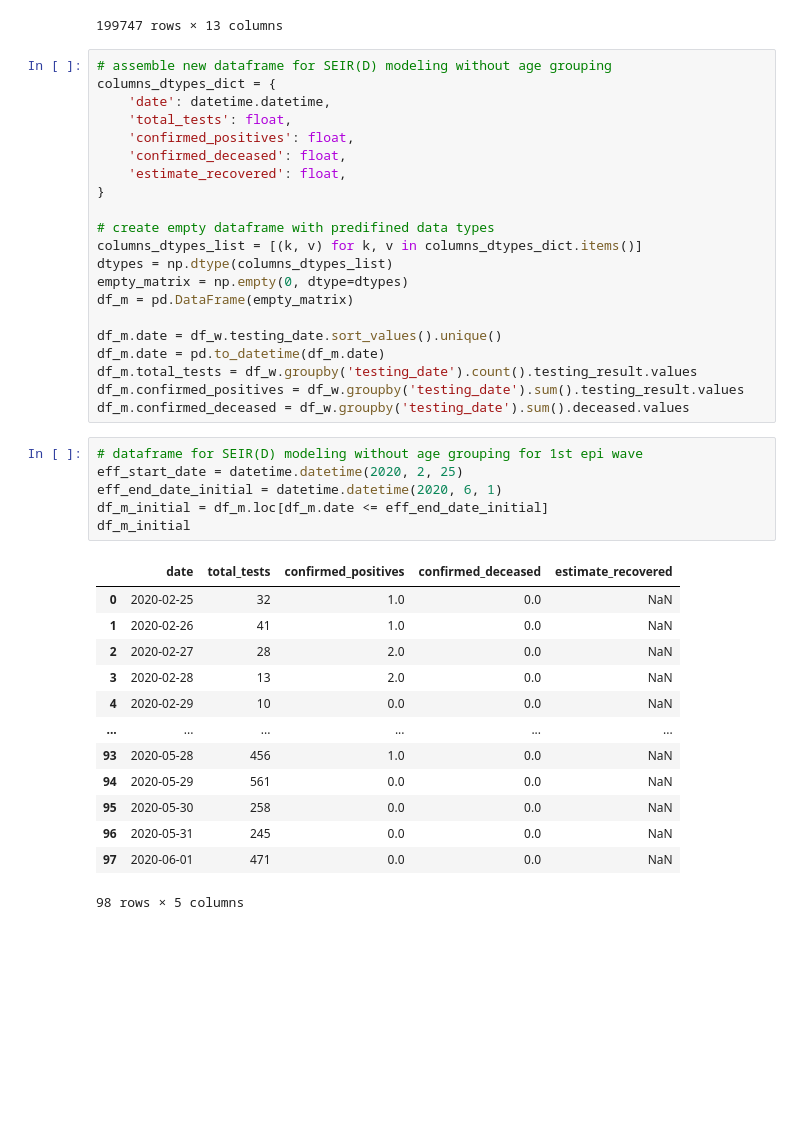
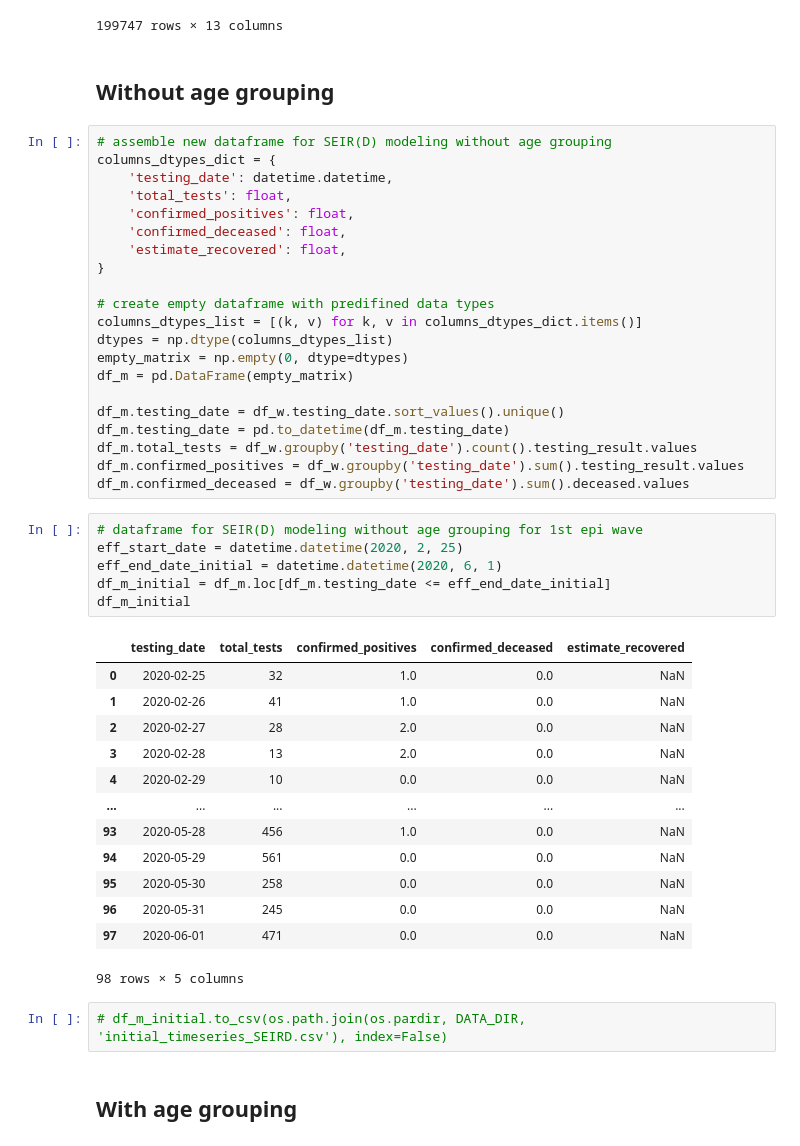
Before and after one commit to akapet00/covid-19-modelling-croatia, a Jupyter notebook: notebooks/01-processing.ipynb, the cells around one changed output. Drawn from its saved outputs; the diff is of its cells as text; blank space fills up the shorter version.

```diff
--- a/notebooks/01-processing.ipynb
+++ b/notebooks/01-processing.ipynb
@@ -51,10 +49,12 @@ df_w
 | 199745 | FFDE31DCA8 | 54.0 | F | PULA | NaN | 2020-08-27 | False | ZJZ ISTARSKE ŽUPANIJE | ... |
 | 199746 | FFE1A818E3 | 67.0 | F | ZAGREB | GRADZAGREB | 2020-05-07 | False | ZJZ DR.ANDRIJA ŠTAMPAR | ... |
 199747 rows × 13 columns
+# %% [markdown]
+## Without age grouping
 # %%
 # assemble new dataframe for SEIR(D) modeling without age grouping
 columns_dtypes_dict = {
-    'date': datetime.datetime,
+    'testing_date': datetime.datetime,
     'total_tests': float,
     'confirmed_positives': float,
     'confirmed_deceased': float,
@@ -67,19 +67,19 @@ dtypes = np.dtype(columns_dtypes_list)
 empty_matrix = np.empty(0, dtype=dtypes)
 df_m = pd.DataFrame(empty_matrix)
 
-df_m.date = df_w.testing_date.sort_values().unique()
-df_m.date = pd.to_datetime(df_m.date)
+df_m.testing_date = df_w.testing_date.sort_values().unique()
+df_m.testing_date = pd.to_datetime(df_m.testing_date)
 df_m.total_tests = df_w.groupby('testing_date').count().testing_result.values
 df_m.confirmed_positives = df_w.groupby('testing_date').sum().testing_result.values
 df_m.confirmed_deceased = df_w.groupby('testing_date').sum().deceased.values
 # %%
 # dataframe for SEIR(D) modeling without age grouping for 1st epi wave
 eff_start_date = datetime.datetime(2020, 2, 25)
 eff_end_date_initial = datetime.datetime(2020, 6, 1)
-df_m_initial = df_m.loc[df_m.date <= eff_end_date_initial]
+df_m_initial = df_m.loc[df_m.testing_date <= eff_end_date_initial]
 df_m_initial
 # %% [output]
-|  | date | total_tests | confirmed_positives | confirmed_deceased | estimate_recovered |
+|  | testing_date | total_tests | confirmed_positives | confirmed_deceased | estimate_recovered |
 | 0 | 2020-02-25 | 32 | 1.0 | 0.0 | NaN |
 | 1 | 2020-02-26 | 41 | 1.0 | 0.0 | NaN |
 | 2 | 2020-02-27 | 28 | 2.0 | 0.0 | NaN |
@@ -92,3 +92,7 @@ df_m_initial
 | 96 | 2020-05-31 | 245 | 0.0 | 0.0 | NaN |
 | 97 | 2020-06-01 | 471 | 0.0 | 0.0 | NaN |
 98 rows × 5 columns
+# %%
+# df_m_initial.to_csv(os.path.join(os.pardir, DATA_DIR, 'initial_timeseries_SEIRD.csv'), index=False)
+# %% [markdown]
+## With age grouping
```
Also changed, not shown: parts of 8 cells of this notebook, 1 other file.
